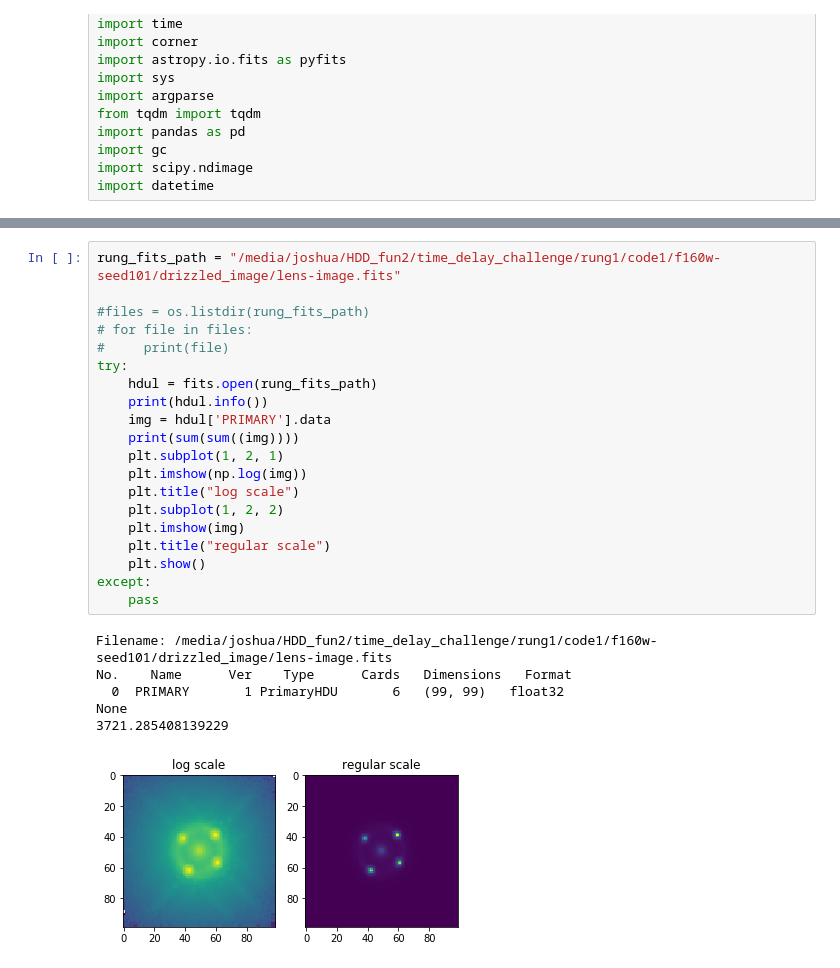
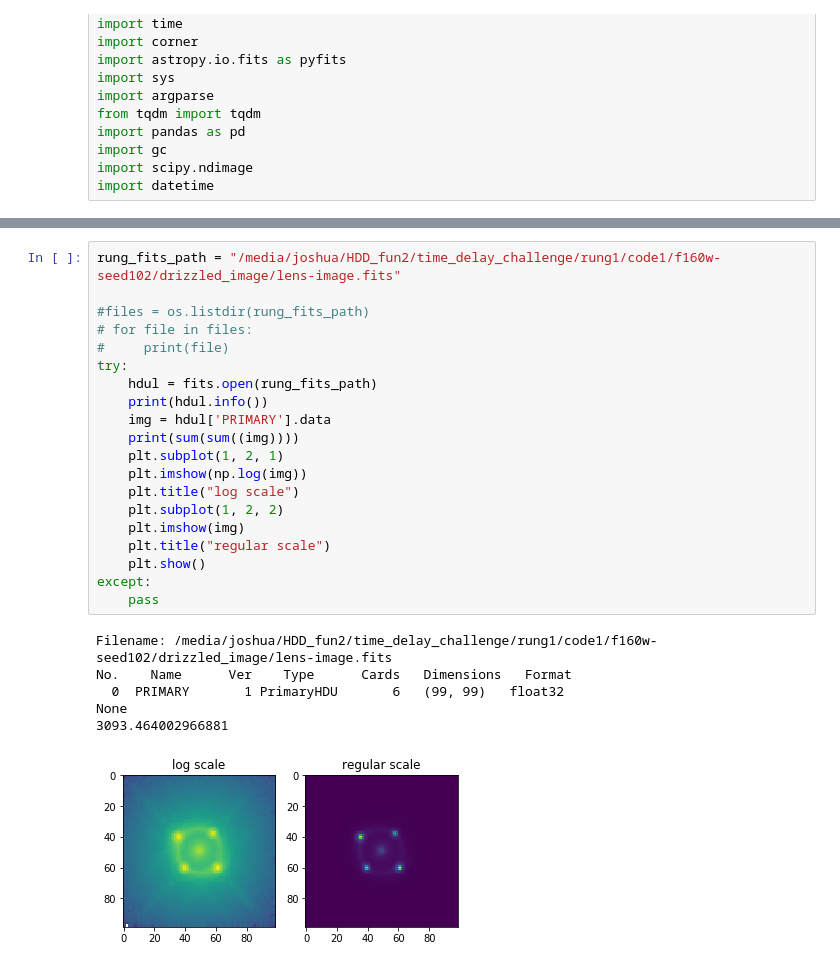
Before and after one commit to jiwoncpark/h0rton, a Jupyter notebook: Parameter_estimation_rung_1data.ipynb, the cells around one changed output, grey strips where cells are left out. Drawn from its saved outputs; the diff is of its cells as text.

```diff
--- a/Parameter_estimation_rung_1data.ipynb
+++ b/Parameter_estimation_rung_1data.ipynb
@@ -54,28 +54,28 @@ array([ 31.082,  17.773,  -2.079])days
 # %%
-rung_fits_path = "/media/joshua/HDD_fun2/time_delay_challenge/rung1/code1/f160w-seed101/drizzled_image/lens-image.fits"
+rung_fits_path = "/media/joshua/HDD_fun2/time_delay_challenge/rung1/code1/f160w-seed102/drizzled_image/lens-image.fits"
 
 #files = os.listdir(rung_fits_path)
 # for file in files:
 #     print(file)
 try:
     hdul = fits.open(rung_fits_path)
     print(hdul.info())
     img = hdul['PRIMARY'].data
     print(sum(sum((img))))
     plt.subplot(1, 2, 1)
     plt.imshow(np.log(img))
     plt.title("log scale")
     plt.subplot(1, 2, 2)
     plt.imshow(img)
     plt.title("regular scale")
     plt.show()
 except:
     pass
 # %% [output]
-Filename: /media/joshua/HDD_fun2/time_delay_challenge/rung1/code1/f160w-seed101/drizzled_image/lens-image.fits
+Filename: /media/joshua/HDD_fun2/time_delay_challenge/rung1/code1/f160w-seed102/drizzled_image/lens-image.fits
 No.    Name      Ver    Type      Cards   Dimensions   Format
   0  PRIMARY       1 PrimaryHDU       6   (99, 99)   float32
 None
-3721.285408139229
+3093.464002966881
-[figure, old version]
+[figure, new version]
 # %%
```
Also changed, not shown: parts of 2 cells of this notebook, 5 other files.
